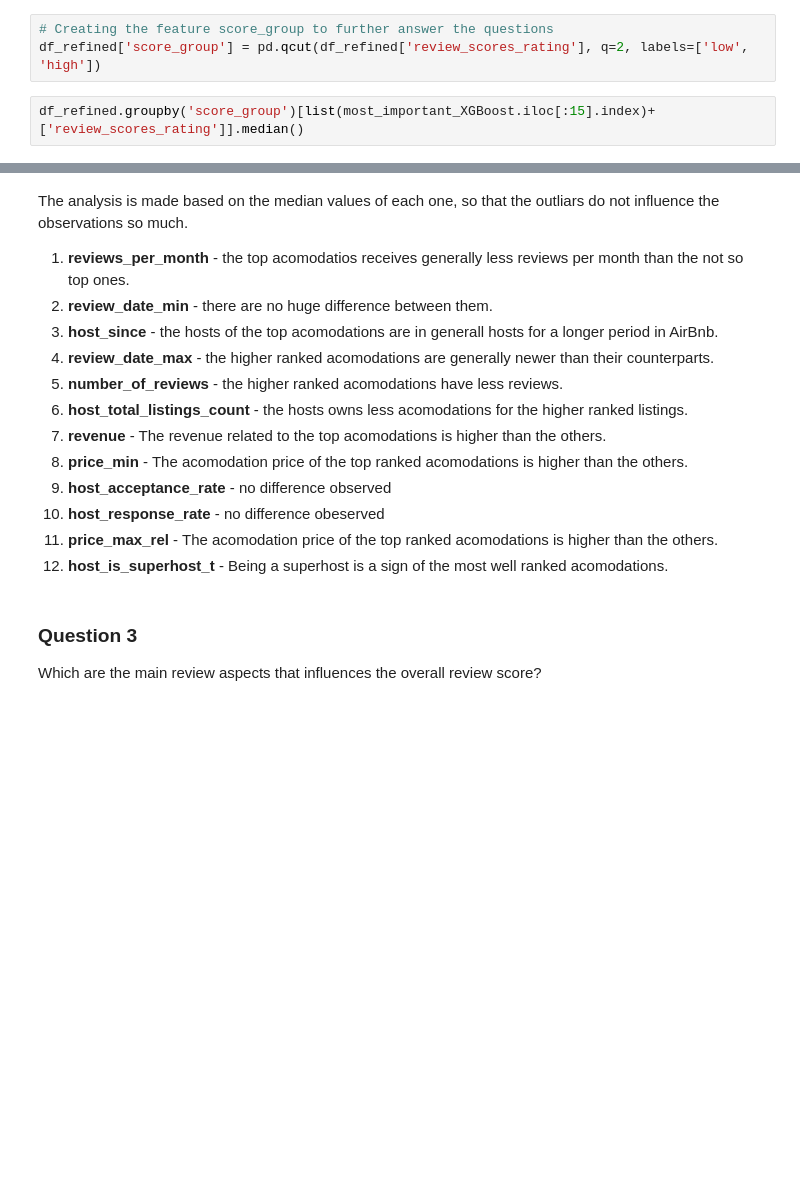
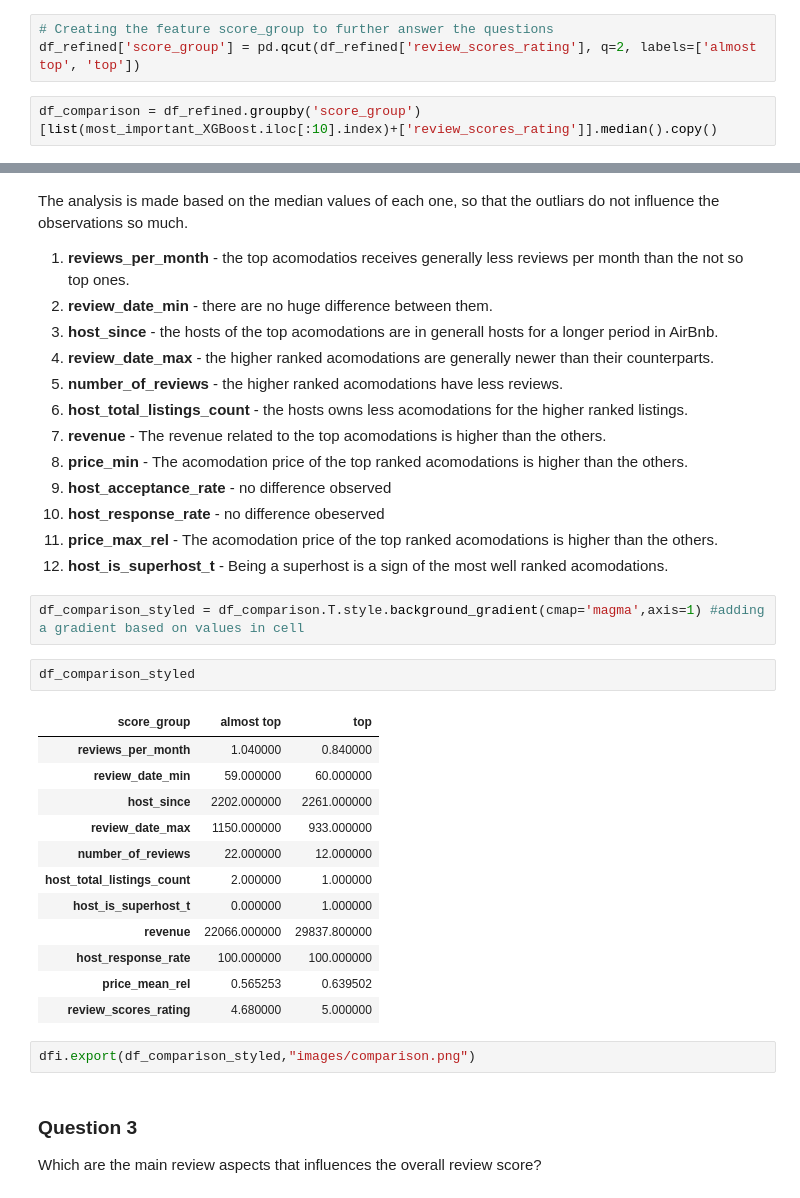
Before and after one commit to vpontello/AirBnb_feature_importance, a Jupyter notebook: ProductionNotebook_AirBnb_feature_importance_prd.ipynb, the cells around one changed output, grey strips where cells are left out. Saved outputs shown, nothing was run; the diff lists cells and outputs as text; blank space fills up the shorter version.

Commit message:
create comparison table between the top and almost top accomodations

```diff
--- a/ProductionNotebook_AirBnb_feature_importance_prd.ipynb
+++ b/ProductionNotebook_AirBnb_feature_importance_prd.ipynb
@@ -557,6 +558,6 @@ most_important_XGBoost.iloc[:10]
 What are the general differences between a top rated acomodation and a almost top one?
 # %%
 # Creating the feature score_group to further answer the questions
-df_refined['score_group'] = pd.qcut(df_refined['review_scores_rating'], q=2, labels=['low', 'high'])
+df_refined['score_group'] = pd.qcut(df_refined['review_scores_rating'], q=2, labels=['almost top', 'top'])
 # %%
-df_refined.groupby('score_group')[list(most_important_XGBoost.iloc[:15].index)+['review_scores_rating']].median()
+df_comparison = df_refined.groupby('score_group')[list(most_important_XGBoost.iloc[:10].index)+['review_scores_rating']].median().copy()
@@ -579,6 +575,25 @@ The analysis is made based on the median values of each one, so that the outliar
 10. **host_response_rate** - no difference obeserved
 11. **price_max_rel** - The acomodation price of the top ranked acomodations is higher than the others.
 12. **host_is_superhost_t** - Being a superhost is a sign of the most well ranked acomodations.
+# %%
+df_comparison_styled = df_comparison.T.style.background_gradient(cmap='magma',axis=1) #adding a gradient based on values in cell
+# %%
+df_comparison_styled
+# %% [output]
+| score_group | almost top | top |
+| reviews_per_month | 1.040000 | 0.840000 |
+| review_date_min | 59.000000 | 60.000000 |
+| host_since | 2202.000000 | 2261.000000 |
+| review_date_max | 1150.000000 | 933.000000 |
+| number_of_reviews | 22.000000 | 12.000000 |
+| host_total_listings_count | 2.000000 | 1.000000 |
+| host_is_superhost_t | 0.000000 | 1.000000 |
+| revenue | 22066.000000 | 29837.800000 |
+| host_response_rate | 100.000000 | 100.000000 |
+| price_mean_rel | 0.565253 | 0.639502 |
+| review_scores_rating | 4.680000 | 5.000000 |
+# %%
+dfi.export(df_comparison_styled,"images/comparison.png")
 # %% [markdown]
 ### Question 3
 Which are the main review aspects that influences the overall review score?
```
Also changed, not shown: parts of 2 cells of this notebook, 2 other files.
